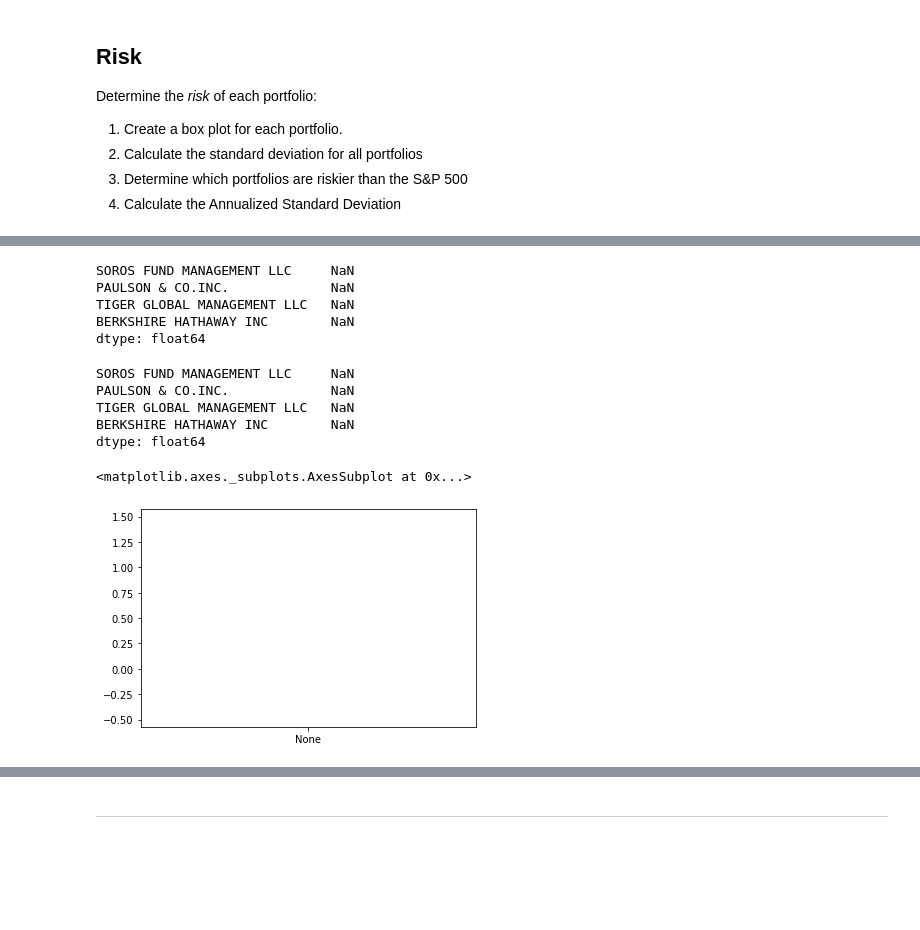
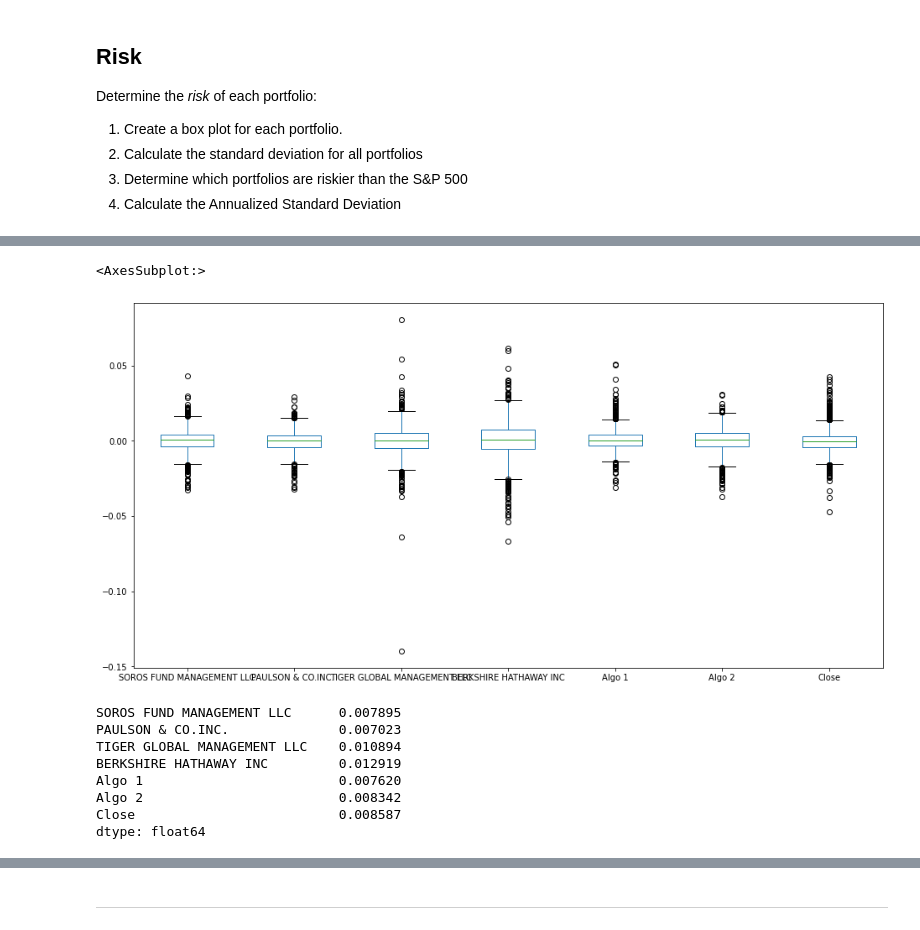
Before and after one commit to lil-bright/Pandas_Homework, a Jupyter notebook: whale_analysis.ipynb, the cells around one changed output, grey strips where cells are left out. Saved outputs shown, nothing was run; the diff lists cells and outputs as text; code cells hidden in the pictures; blank space fills up the shorter version.

```diff
--- a/whale_analysis.ipynb
+++ b/whale_analysis.ipynb
@@ -284,7 +289,5 @@ Determine the _risk_ of each portfolio:
 5. Calculate the Annualized Standard Deviation
 # %%
 # Box plot to visually show risk
-## Whale
-whale_returns = whale_returns_data.pct_change()
-whale_returns.head()
+combined_data.plot.box(figsize=(16,8))
 # %% [output]
@@ -298,23 +294,13 @@ whale_returns.head()
+<AxesSubplot:>
+[figure, added]
-# %%
-whale_std = whale_returns.std()
-whale_std.head()
-# %% [output]
-SOROS FUND MANAGEMENT LLC     NaN
-PAULSON & CO.INC.             NaN
-TIGER GLOBAL MANAGEMENT LLC   NaN
-BERKSHIRE HATHAWAY INC        NaN
-dtype: float64
-# %%
-whale_std = whale_std.sort_values(ascending=False)
-whale_std.head()
-# %% [output]
-SOROS FUND MANAGEMENT LLC     NaN
-PAULSON & CO.INC.             NaN
-TIGER GLOBAL MANAGEMENT LLC   NaN
-BERKSHIRE HATHAWAY INC        NaN
-dtype: float64
-# %%
-whale_std.plot.box()
-# %% [output]
-<matplotlib.axes._subplots.AxesSubplot at 0x...>
-[figure, removed]
+# %%
+combined_data.std()
+# %% [output]
+SOROS FUND MANAGEMENT LLC      0.007895
+PAULSON & CO.INC.              0.007023
+TIGER GLOBAL MANAGEMENT LLC    0.010894
+BERKSHIRE HATHAWAY INC         0.012919
+Algo 1                         0.007620
+Algo 2                         0.008342
+Close                          0.008587
+dtype: float64
```
Also changed, not shown: parts of 29 cells of this notebook.
